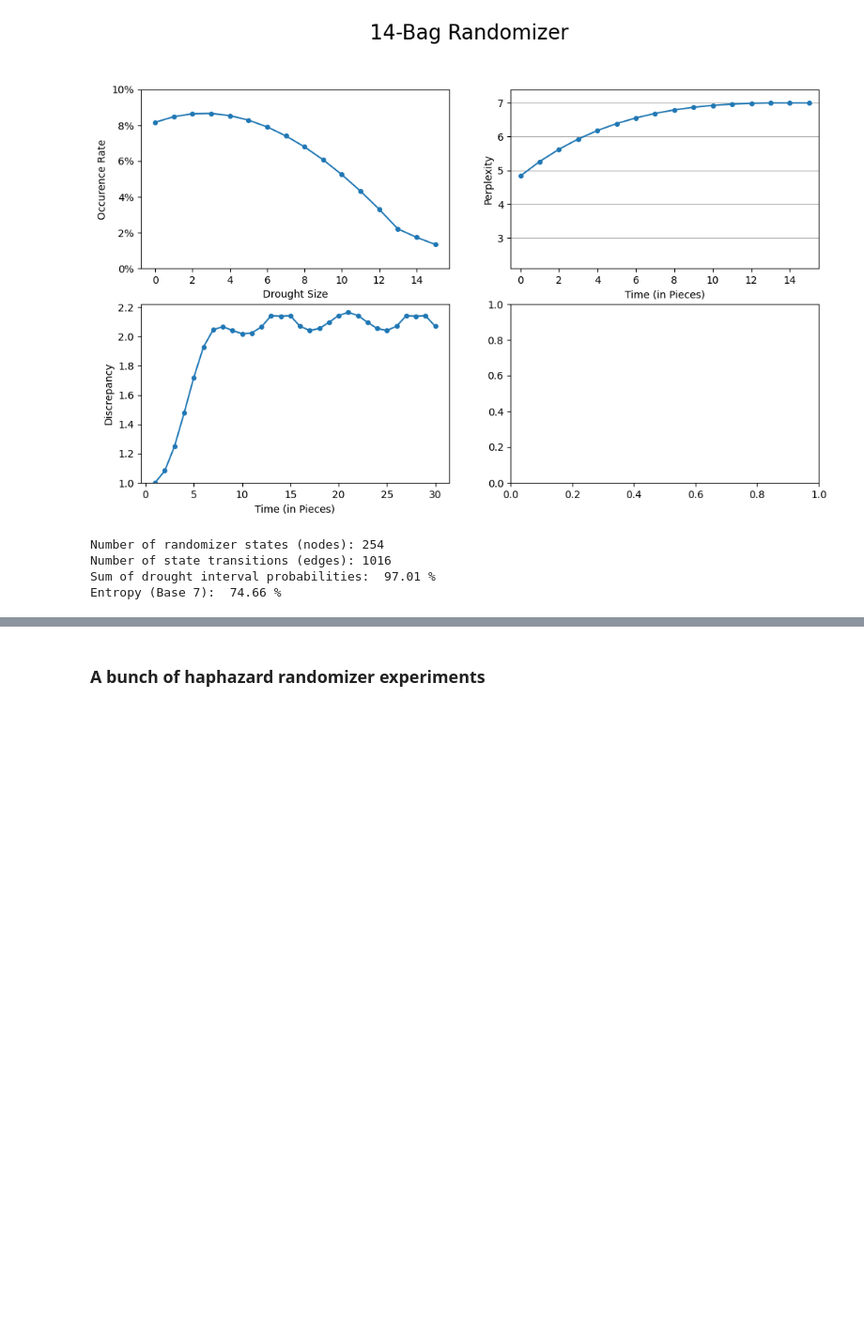
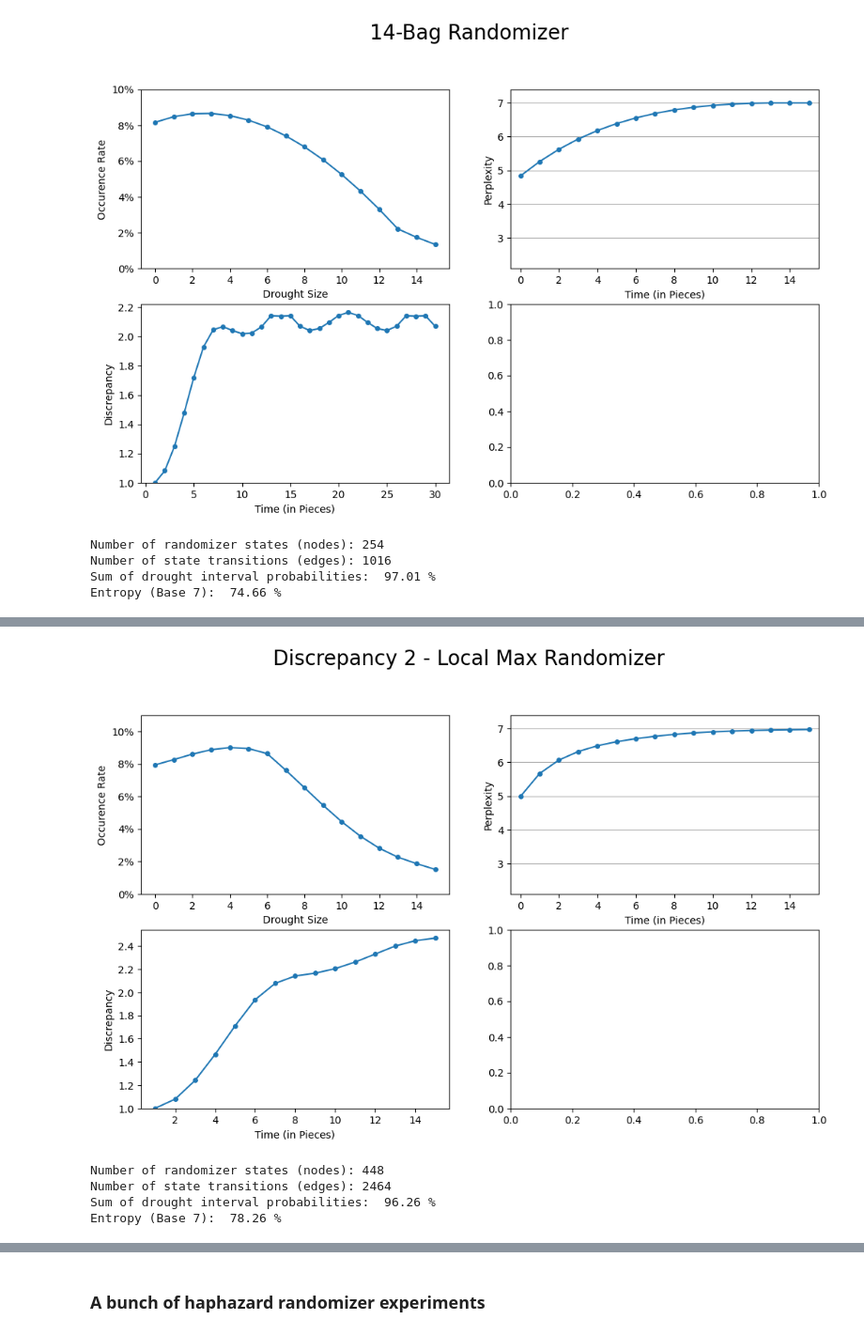
Before and after one commit to ericjtaylor/new_bags, a Jupyter notebook: new_bag.ipynb, the cells around one changed output, grey strips where cells are left out. Shown at 94% size. Saved outputs shown, nothing was run; the diff lists cells and outputs as text; code cells hidden in the pictures; blank space fills up the shorter version.

```diff
--- a/new_bag.ipynb
+++ b/new_bag.ipynb
@@ -778,15 +782,14 @@ Another interesting related randomizer to consider is one with even higher entro
 
 Naively you might expect maximum entropy when, for a given node, all the edges are equally likely. This is not the case but I will explore it first.
 # %%
-def local_max_entropy(graph):
-    for from_node in graph:
+def local_max_entropy(G):
+    for from_node in G:
         denominator = 0
-        for to_node in nx.neighbors(graph, from_node):
+        for edge_key in G.edges(from_node, keys=True):
             denominator += 1
-        for to_node in nx.neighbors(graph, from_node):
-            graph.edges[from_node, to_node]['weight'] = 1 / denominator
-    return graph
-
+        for edge_key in G.edges(from_node, keys=True):
+            G.edges[edge_key]['weight'] = 1 / denominator
+    return G
 
 Chaos_7B = copy.deepcopy(Seamless_B7)
 Chaos_7B = local_max_entropy(Chaos_7B)
@@ -1073,0 +1161,10 @@ Entropy (Base 7):  74.66 %
+# %%
+test = custom_bag2(drought_max=None, discrepancy_max=2)
+test = local_max_entropy(test)
+rand_report(test, "Discrepancy 2 - Local Max")
+# %% [output]
+[figure, added]
+Number of randomizer states (nodes): 448
+Number of state transitions (edges): 2464
+Sum of drought interval probabilities:  96.26 %
+Entropy (Base 7):  78.26 %
```
Also changed, not shown: parts of 31 cells of this notebook, 2 other files.
